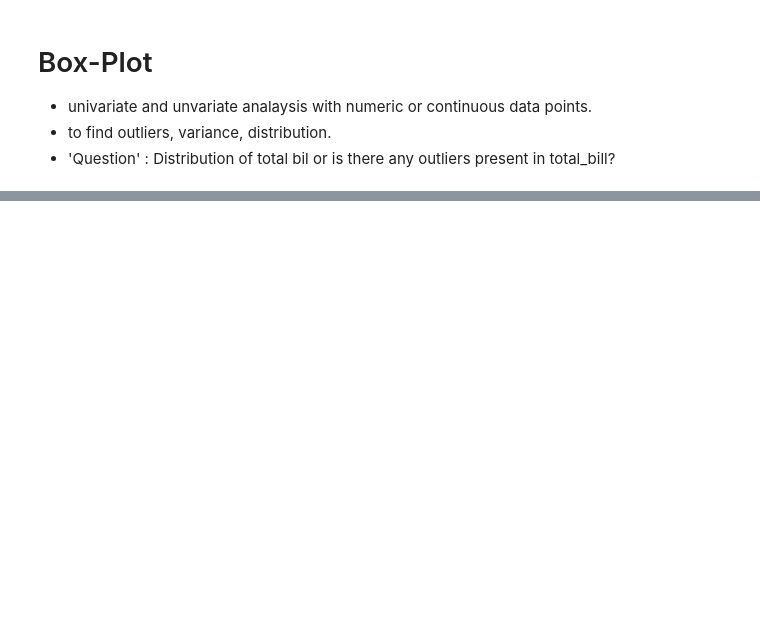
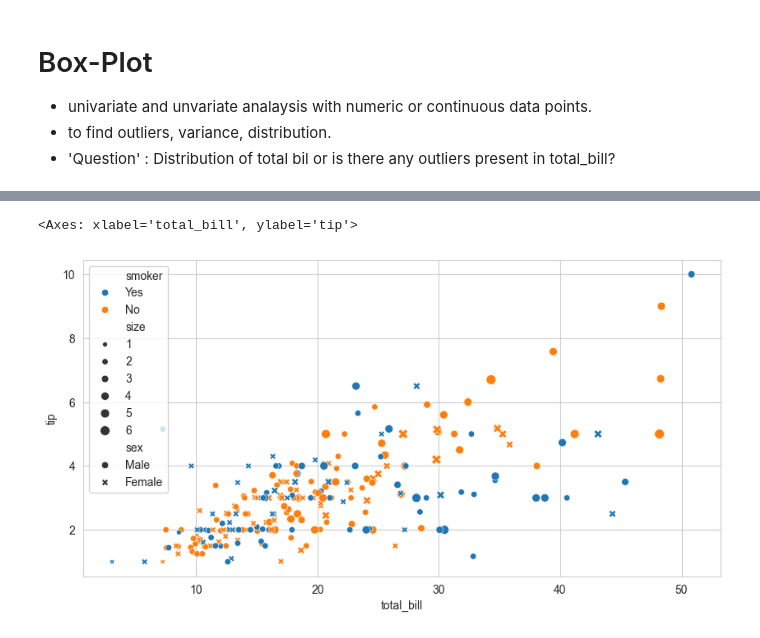
Before and after one commit to taweshaldev99/Data_Analysis_by_KIST, a Jupyter notebook: Data Visualization-Format_12.ipynb, the cells around one changed output, grey strips where cells are left out. Saved outputs shown, nothing was run; the diff lists cells and outputs as text; code cells hidden in the pictures; blank space fills up the shorter version.

```diff
--- a/Data Visualization-Format_12.ipynb
+++ b/Data Visualization-Format_12.ipynb
@@ -117,0 +186,11 @@ sns.boxplot(tips,x='total_bill')
+# %%
+plt.figure(figsize=(10,5))
+sns.scatterplot(tips,
+                x='total_bill',
+                y='tip',hue='smoker',
+                size='size',
+                style='sex',
+                alpha=1)
+# %% [output]
+<Axes: xlabel='total_bill', ylabel='tip'>
+[figure, added]
```
Also changed, not shown: parts of 24 cells of this notebook, 2 other files.
